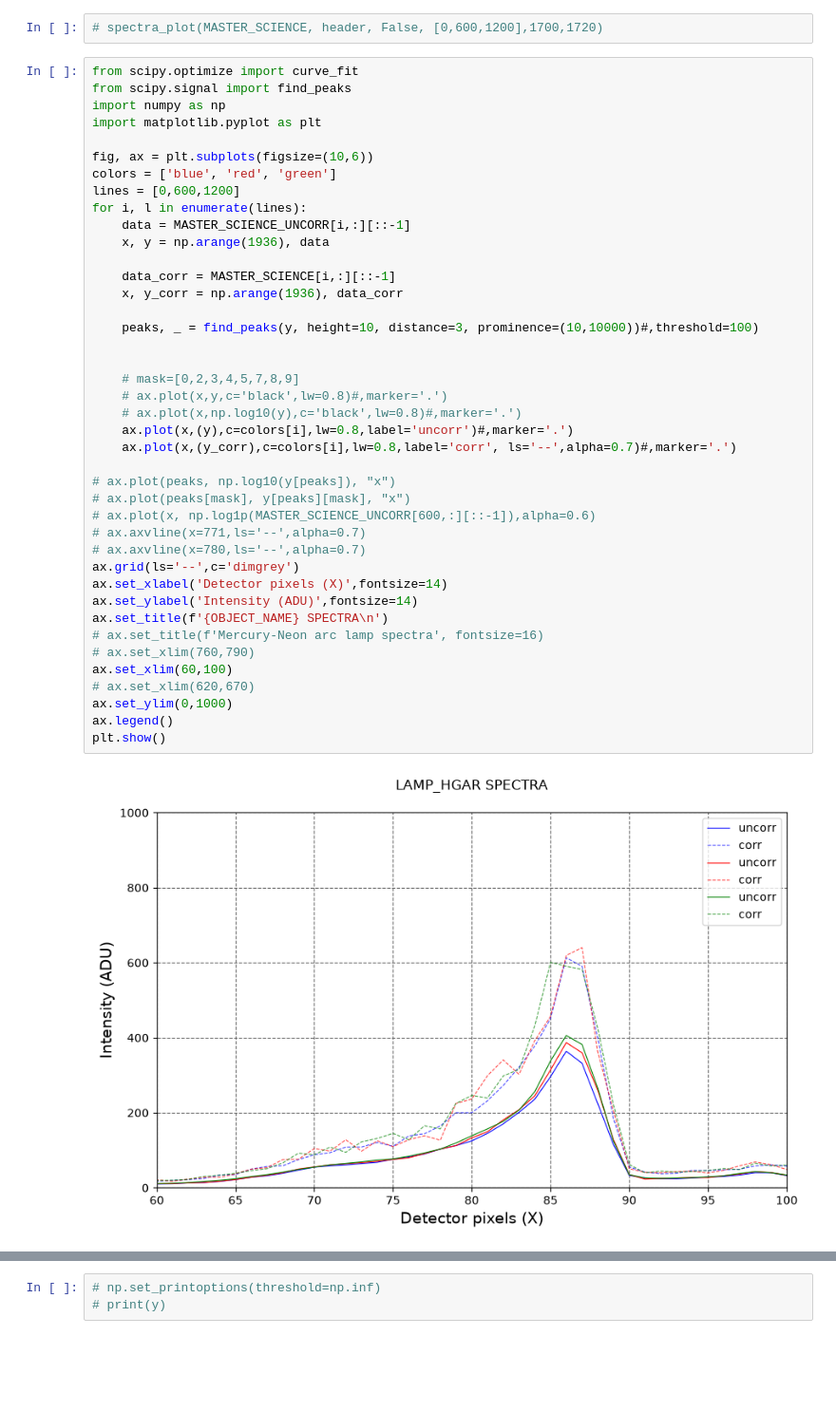
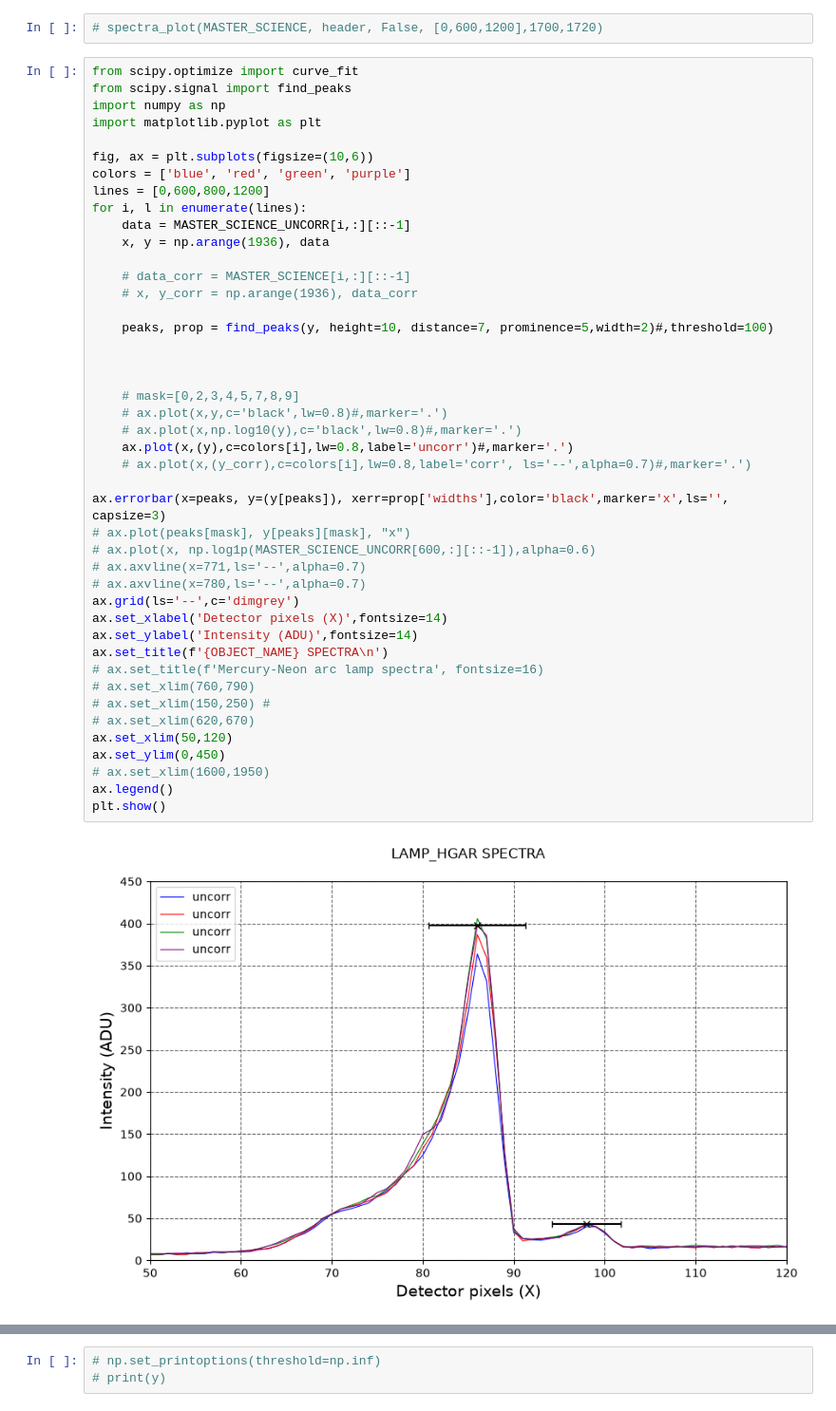
Before and after one commit to lalygator/cmos-software, a Jupyter notebook: data_analysis.ipynb, the cells around one changed output, grey strips where cells are left out. Shown at 95% size. Cells and saved outputs as stored; diff of their text form; blank space fills up the shorter version.

```diff
--- a/data_analysis.ipynb
+++ b/data_analysis.ipynb
@@ -310,40 +310,43 @@ from scipy.signal import find_peaks
 import numpy as np
 import matplotlib.pyplot as plt
 
 fig, ax = plt.subplots(figsize=(10,6))
-colors = ['blue', 'red', 'green']
-lines = [0,600,1200]
+colors = ['blue', 'red', 'green', 'purple']
+lines = [0,600,800,1200]
 for i, l in enumerate(lines):
     data = MASTER_SCIENCE_UNCORR[i,:][::-1]
     x, y = np.arange(1936), data
 
-    data_corr = MASTER_SCIENCE[i,:][::-1]
-    x, y_corr = np.arange(1936), data_corr
+    # data_corr = MASTER_SCIENCE[i,:][::-1]
+    # x, y_corr = np.arange(1936), data_corr
 
-    peaks, _ = find_peaks(y, height=10, distance=3, prominence=(10,10000))#,threshold=100)
+    peaks, prop = find_peaks(y, height=10, distance=7, prominence=5,width=2)#,threshold=100)
+
 
 
     # mask=[0,2,3,4,5,7,8,9]
     # ax.plot(x,y,c='black',lw=0.8)#,marker='.')
     # ax.plot(x,np.log10(y),c='black',lw=0.8)#,marker='.')
     ax.plot(x,(y),c=colors[i],lw=0.8,label='uncorr')#,marker='.')
-    ax.plot(x,(y_corr),c=colors[i],lw=0.8,label='corr', ls='--',alpha=0.7)#,marker='.')
+    # ax.plot(x,(y_corr),c=colors[i],lw=0.8,label='corr', ls='--',alpha=0.7)#,marker='.')
 
-# ax.plot(peaks, np.log10(y[peaks]), "x")
+ax.errorbar(x=peaks, y=(y[peaks]), xerr=prop['widths'],color='black',marker='x',ls='', capsize=3)
 # ax.plot(peaks[mask], y[peaks][mask], "x")
 # ax.plot(x, np.log1p(MASTER_SCIENCE_UNCORR[600,:][::-1]),alpha=0.6)
 # ax.axvline(x=771,ls='--',alpha=0.7)
 # ax.axvline(x=780,ls='--',alpha=0.7)
 ax.grid(ls='--',c='dimgrey')
 ax.set_xlabel('Detector pixels (X)',fontsize=14)
 ax.set_ylabel('Intensity (ADU)',fontsize=14)
 ax.set_title(f'{OBJECT_NAME} SPECTRA\n')
 # ax.set_title(f'Mercury-Neon arc lamp spectra', fontsize=16)
 # ax.set_xlim(760,790)
-ax.set_xlim(60,100)
+# ax.set_xlim(150,250) #
 # ax.set_xlim(620,670)
-ax.set_ylim(0,1000)
+ax.set_xlim(50,120)
+ax.set_ylim(0,450)
+# ax.set_xlim(1600,1950)
 ax.legend()
 plt.show()
 # %% [output]
-[figure, old version]
+[figure, new version]
```
Also changed, not shown: parts of 27 cells of this notebook, 1 other file.
